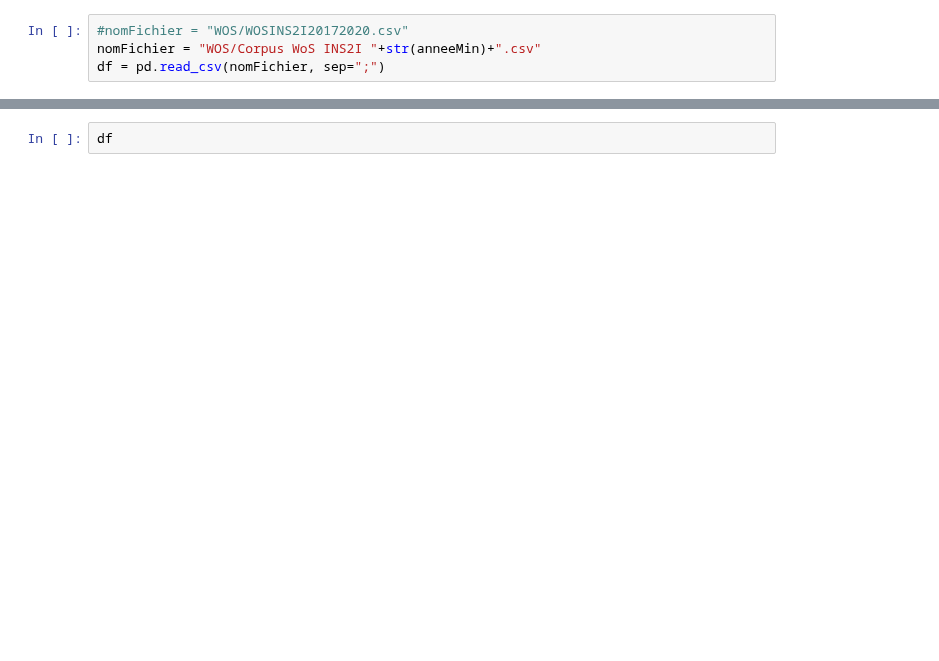
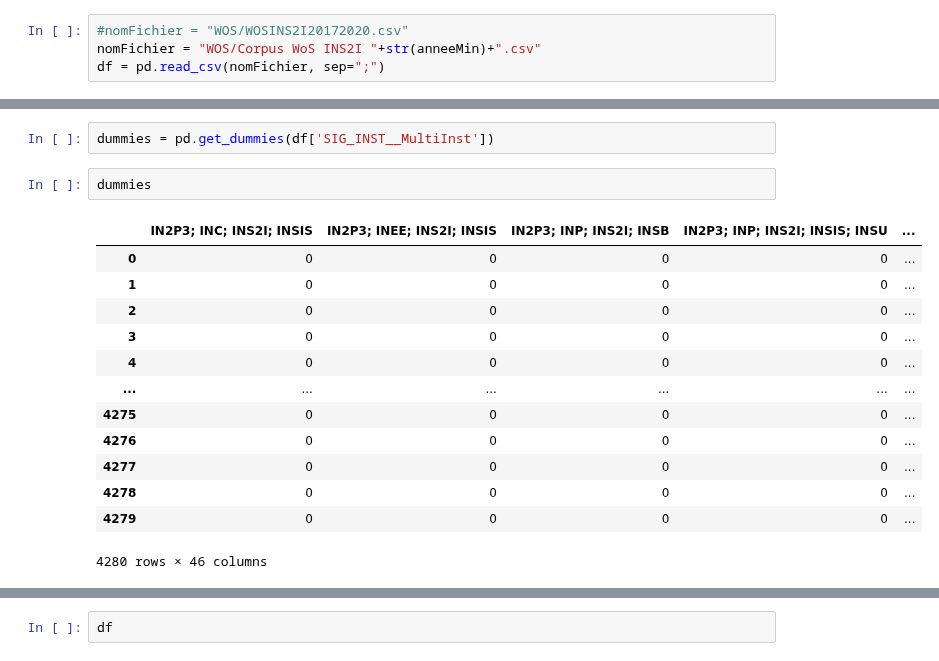
Before and after one commit to pbellot/HALPublications, a Jupyter notebook: WOS_Lodex.ipynb, the cells around one changed output, grey strips where cells are left out. Drawn from its saved outputs; the diff is of its cells as text; blank space fills up the shorter version.

```diff
--- a/WOS_Lodex.ipynb
+++ b/WOS_Lodex.ipynb
@@ -34,0 +75,18 @@ df = pd.read_csv(nomFichier, sep=";")
+# %%
+dummies = pd.get_dummies(df['SIG_INST__MultiInst'])
+# %%
+dummies
+# %% [output]
+|  | IN2P3; INC; INS2I; INSIS | IN2P3; INEE; INS2I; INSIS | IN2P3; INP; INS2I; INSB | IN2P3; INP; INS2I; INSIS; INSU | ... |
+| 0 | 0 | 0 | 0 | 0 | ... |
+| 1 | 0 | 0 | 0 | 0 | ... |
+| 2 | 0 | 0 | 0 | 0 | ... |
+| 3 | 0 | 0 | 0 | 0 | ... |
+| 4 | 0 | 0 | 0 | 0 | ... |
+| ... | ... | ... | ... | ... | ... |
+| 4275 | 0 | 0 | 0 | 0 | ... |
+| 4276 | 0 | 0 | 0 | 0 | ... |
+| 4277 | 0 | 0 | 0 | 0 | ... |
+| 4278 | 0 | 0 | 0 | 0 | ... |
+| 4279 | 0 | 0 | 0 | 0 | ... |
+4280 rows × 46 columns
```
Also changed, not shown: parts of 11 cells of this notebook.
